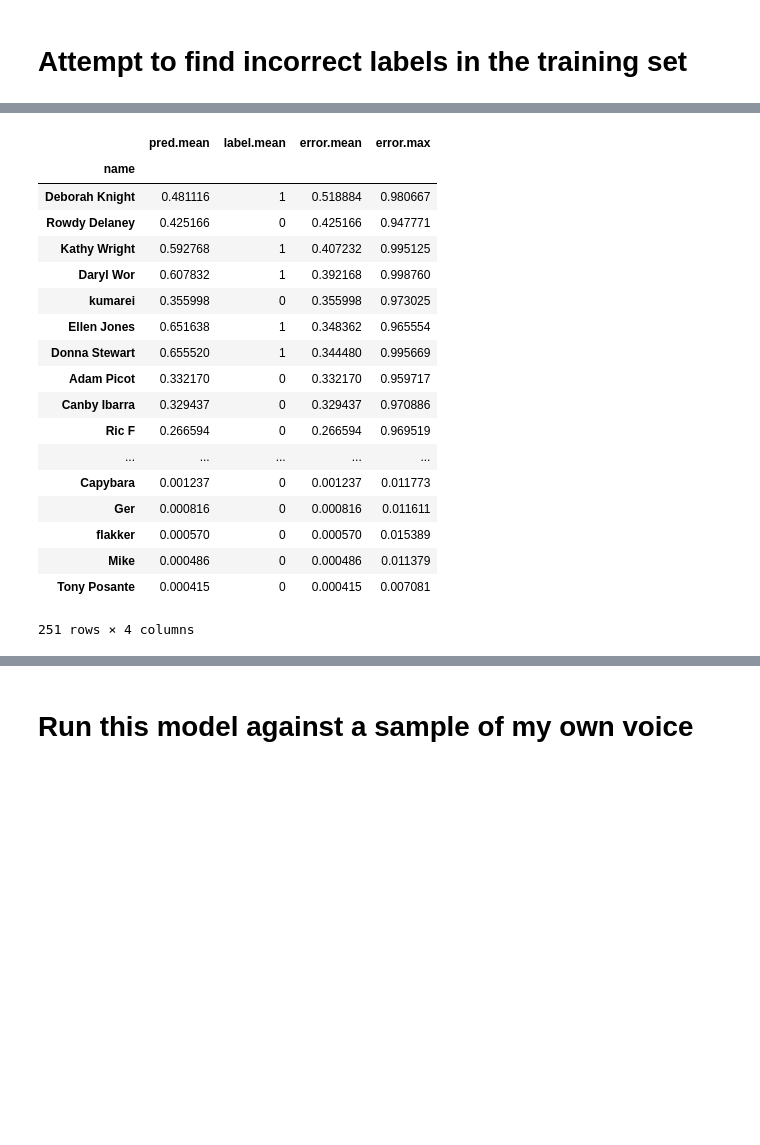
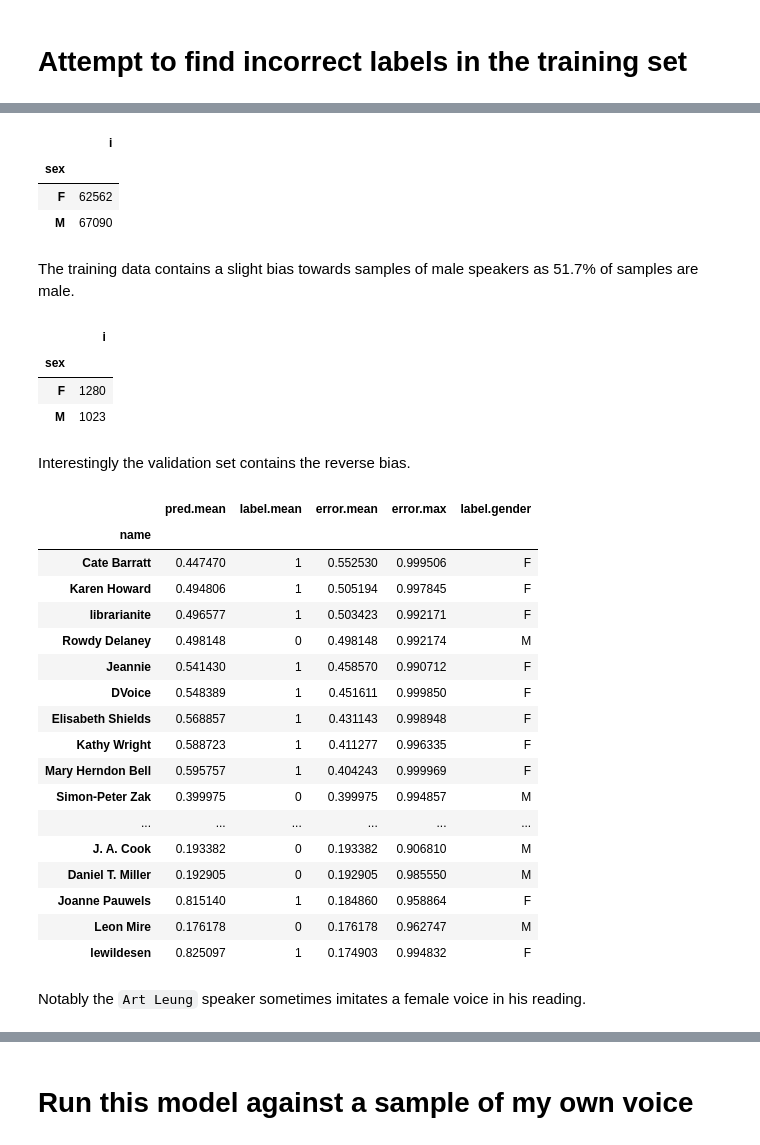
Before and after one commit to oscarknagg/raw-audio-gender-classification, a Jupyter notebook: dev/first_model.ipynb, the cells around one changed output, grey strips where cells are left out. Drawn from its saved outputs; the diff is of its cells as text; code cells hidden in the pictures; blank space fills up the shorter version.

```diff
--- a/dev/first_model.ipynb
+++ b/dev/first_model.ipynb
@@ -59,7 +61,7 @@ def count_parameters(model):
     return sum(p.numel() for p in model.parameters() if p.requires_grad)
 # %%
 # model = DilatedNet(128, 7, 1)
-model = ConvNet(64, 7)
+model = ConvNet(64, 6)
 model.double()
 model.cuda()
 # %% [output]
@@ -111,7 +111,7 @@ optimizer = optim.SGD(model.parameters(), lr=0.01, momentum=0.9)
 # %%
 torch.backends.cudnn.benchmark = True
 # %%
-scheduler = optim.lr_scheduler.ReduceLROnPlateau(optimizer, 'max')
+scheduler = optim.lr_scheduler.ReduceLROnPlateau(optimizer, 'max', patience=32)
 # %%
 # def normalise(instance,mean=0,rms=0.038021):
 #     # default is mean RMS of first 3 seconds of every dev sample
@@ -125,8 +125,9 @@ def normalise(batch,mean=0,rms=0.038021):
     transform = transform*rms/torch.abs(transform).mean(dim=1).repeat([inputs.shape[1],1]).transpose(dim0=1,dim1=0)
     return transform
 # %%
-print_every = 100
+print_every = 500  # batches
 best_accuracy = 0
+t0 = time.time()
 for epoch in range(5):  # loop over the dataset multiple times
 
     running_loss = 0.0
@@ -138,6 +139,7 @@ for epoch in range(5):  # loop over the dataset multiple times
             # incomplete batch
             continue
 
+        # Normalise the volume to a fixed root mean square value as some speakers are much quieter than others
         inputs = normalise(inputs)
         inputs = inputs.reshape((batchsize,1,base_sampling_rate*n_seconds))[:,:,::downsampling]
 
@@ -160,8 +162,8 @@ for epoch in range(5):  # loop over the dataset multiple times
             # return model to training mode
             model.train()
 
-            print('[%d, %5d] loss: %.3f acc: %.3f val_acc: %.3f' %
-                  (epoch + 1, i + 1,
+            print('[%d, %5d, %.1f] loss: %.3f acc: %.3f val_acc: %.3f' %
+                  (epoch + 1, i + 1, time.time()-t0,
                    running_loss / print_every,
                    running_correct_samples*1. / (print_every*batchsize),
                    val_acc))
@@ -171,7 +173,7 @@ for epoch in range(5):  # loop over the dataset multiple times
             # Save new model if its the best
             if val_acc > best_accuracy:
                 print 'Saving new best model'
-                torch.save(model.state_dict(),'../models/baseline.torch')
+                torch.save(model.state_dict(),'../models/extradata2.torch')
                 best_accuracy = val_acc
 
             # Check for plateau
@@ -205,8 +224,10 @@ tensor(1.00000e-02 *
 # Error analysis
 Accuracy by speaker. Are some speakers harder to classify than others?
 # %%
-model = ConvNet(64, 7)
-model.load_state_dict(torch.load('../models/baseline.torch'))
+# model = ConvNet(64, 7)
+# model.load_state_dict(torch.load('../models/baseline.torch'))
+model = ConvNet(64, 6)
+model.load_state_dict(torch.load('../models/extradata2.torch'))
 model.double()
 model.cuda()
 # %% [output]
@@ -445,24 +459,44 @@ dftrain.groupby('correct').agg({'i': 'count'})
+# %%
+dftrain.groupby('sex').agg({'i': 'count'})
+# %% [output]
+|  | i |
+| sex |  |
+| F | 62562 |
+| M | 67090 |
+# %% [markdown]
+The training data contains a slight bias towards samples of male speakers as 51.7% of samples are male.
+# %%
+df.groupby('sex').agg({'i': 'count'})
+# %% [output]
+|  | i |
+| sex |  |
+| F | 1280 |
+| M | 1023 |
+# %% [markdown]
+Interestingly the validation set contains the reverse bias.
 # %%
 gb = dftrain.groupby('name').agg({'error': ['mean','max'], 'pred': 'mean', 'label': 'mean'})
 gb.columns = ['.'.join(col).strip() for col in gb.columns.values]
-gb.sort_values('error.mean',ascending=False)
+gb['label.gender'] = gb['label.mean'].apply(lambda l: label_to_sex[int(l)])
+gb.sort_values('error.mean',ascending=False).head(50)
 # %% [output]
-|  | pred.mean | label.mean | error.mean | error.max |
-| name |  |  |  |  |
-| Deborah Knight | 0.481116 | 1 | 0.518884 | 0.980667 |
-| Rowdy Delaney | 0.425166 | 0 | 0.425166 | 0.947771 |
-| Kathy Wright | 0.592768 | 1 | 0.407232 | 0.995125 |
-| Daryl Wor | 0.607832 | 1 | 0.392168 | 0.998760 |
-| kumarei | 0.355998 | 0 | 0.355998 | 0.973025 |
-| Ellen Jones | 0.651638 | 1 | 0.348362 | 0.965554 |
-| Donna Stewart | 0.655520 | 1 | 0.344480 | 0.995669 |
-| Adam Picot | 0.332170 | 0 | 0.332170 | 0.959717 |
-| Canby Ibarra | 0.329437 | 0 | 0.329437 | 0.970886 |
-| Ric F | 0.266594 | 0 | 0.266594 | 0.969519 |
-| ... | ... | ... | ... | ... |
-| Capybara | 0.001237 | 0 | 0.001237 | 0.011773 |
-| Ger | 0.000816 | 0 | 0.000816 | 0.011611 |
-| flakker | 0.000570 | 0 | 0.000570 | 0.015389 |
-| Mike | 0.000486 | 0 | 0.000486 | 0.011379 |
-| Tony Posante | 0.000415 | 0 | 0.000415 | 0.007081 |
+|  | pred.mean | label.mean | error.mean | error.max | label.gender |
+| name |  |  |  |  |  |
+| Cate Barratt | 0.447470 | 1 | 0.552530 | 0.999506 | F |
+| Karen Howard | 0.494806 | 1 | 0.505194 | 0.997845 | F |
+| librarianite | 0.496577 | 1 | 0.503423 | 0.992171 | F |
+| Rowdy Delaney | 0.498148 | 0 | 0.498148 | 0.992174 | M |
+| Jeannie | 0.541430 | 1 | 0.458570 | 0.990712 | F |
+| DVoice | 0.548389 | 1 | 0.451611 | 0.999850 | F |
+| Elisabeth Shields | 0.568857 | 1 | 0.431143 | 0.998948 | F |
+| Kathy Wright | 0.588723 | 1 | 0.411277 | 0.996335 | F |
+| Mary Herndon Bell | 0.595757 | 1 | 0.404243 | 0.999969 | F |
+| Simon-Peter Zak | 0.399975 | 0 | 0.399975 | 0.994857 | M |
+| ... | ... | ... | ... | ... | ... |
+| J. A. Cook | 0.193382 | 0 | 0.193382 | 0.906810 | M |
+| Daniel T. Miller | 0.192905 | 0 | 0.192905 | 0.985550 | M |
+| Joanne Pauwels | 0.815140 | 1 | 0.184860 | 0.958864 | F |
+| Leon Mire | 0.176178 | 0 | 0.176178 | 0.962747 | M |
+| lewildesen | 0.825097 | 1 | 0.174903 | 0.994832 | F |
-251 rows × 4 columns
+# %% [markdown]
+Notably the `Art Leung` speaker sometimes imitates a female voice in his reading.
```
Also changed, not shown: parts of 30 cells of this notebook, 1 other file.
